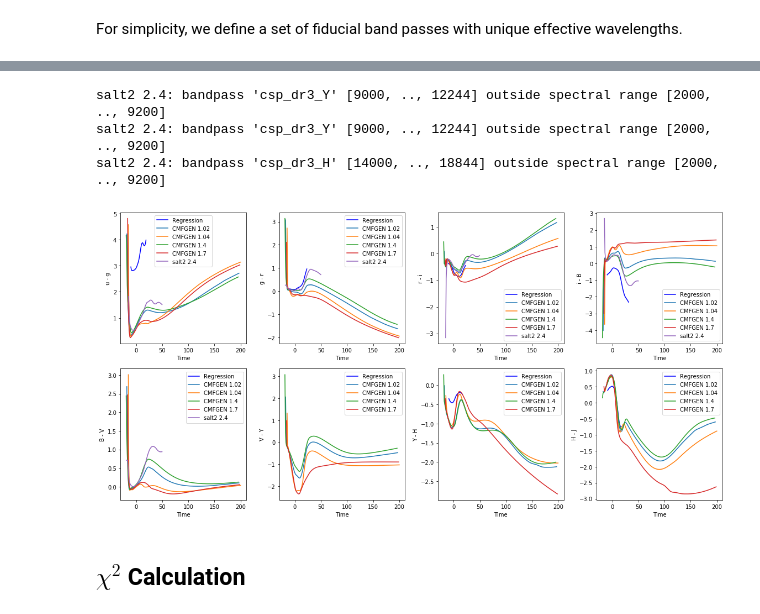
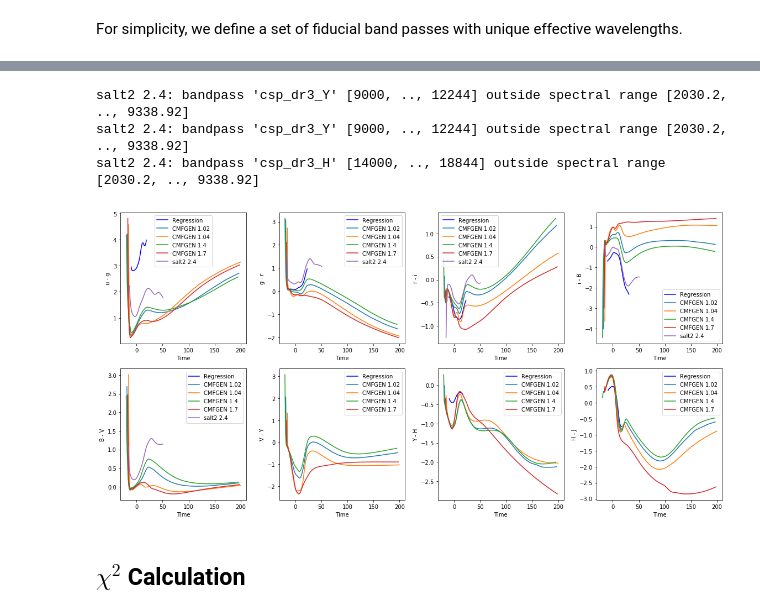
Before and after one commit to mwvgroup/csp-cmfgen, a Jupyter notebook: notebooks/gaussian_regression_colors.ipynb, the cells around one changed output, grey strips where cells are left out. Drawn from its saved outputs; the diff is of its cells as text; code cells hidden in the pictures.

```diff
--- a/notebooks/gaussian_regression_colors.ipynb
+++ b/notebooks/gaussian_regression_colors.ipynb
@@ -128,7 +141,7 @@ def subplot_model_colors(model, band_combos, axes, **kwargs):
         raise ValueError('Not enough axes.')
 
     time = np.arange(model.mintime(), model.maxtime())
-    t0 = model.source.peakphase('standard::b')
+    t0 = model.source.peakphase('csp_dr3_G')
     for (band1, band2), axis in zip(band_combos, axis_list):
         try:
             c = model.color(band1, band2, 'ab', time)
@@ -167,13 +180,14 @@ def plot_model_colors(models, bands):
         subplot_model_colors(model, band_combos, axes)
 
     handles, labels = axes.flatten()[0].get_legend_handles_labels()
-    fig.legend(handles, labels)
+    # fig.legend(handles, labels)
     plt.tight_layout()
     return fig, axes
 # %%
+# Protect against chages that may
+# propogate from later in the notebook
 for model in model_list:
     model.set(extebv=0)
-    subplot_model_colors(model, color_combos, axes)
 
 fig, axes = plot_model_colors(model_list, unique_bands)
 # %% [output]
@@ -257,19 +268,19 @@ def subplot_sncosmo_fit(time, bands, fitted_model, axes):
             axis.legend()
 # %%
 # Fit a gaussian regression
-data_table = dr3.get_data_for_id(demo_id, format_sncosmo=True)
-gp = lc_colors.fit_gaussian_process(data_table)
+gp = lc_colors.fit_gaussian_process(demo_data)
 
 # Fit salt2
 salt2_model = deepcopy(salt2)
-salt2_model.set(z=data_table.meta['redshift'])
-salt2_model.set(t0=lc_colors.get_csp_t0(demo_id))
-fit_result, fitted_model = sncosmo.fit_lc(data_table, salt2_model, ['x0', 'x1', 'c'])
+salt2_model.set(z=demo_data.meta['redshift'])
+salt2_model.set(t0=0)
+salt2_model.set(extebv=lc_colors.get_csp_ebv(demo_id))
+fit_result, fitted_model = sncosmo.fit_lc(demo_data, salt2_model, ['x0', 'x1', 'c'])
 
 # Plot modeled flux
-bands = set(data_table['band'])
-time = np.arange(min(data_table['time']) - 5, max(data_table['time']) + 5)
+bands = set(demo_data['band'])
+time = np.arange(min(demo_data['time']) - 5, max(demo_data['time']) + 5)
 pred_flux, pred_unc = lc_colors.predict_light_curve(gp, bands, time)
-fig, axes = plot_regression(data_table, time, bands, pred_flux, pred_unc)
+fig, axes = plot_regression(demo_data, time, bands, pred_flux, pred_unc)
 subplot_sncosmo_fit(time, bands, fitted_model, axes)
 # %% [output]
@@ -299,31 +312,34 @@ def subplot_regression_color(data, band_combos, axes, **kwargs):
         raise ValueError('Not enough axes.')
 
     gp = lc_colors.fit_gaussian_process(data)
-    t0 = lc_colors.get_csp_t0(data.meta['obj_id'])
     band_times = lc_colors.get_color_times(data, band_combos)
     colors = lc_colors.predict_colors(gp, band_combos, band_times)
 
     plot_data = zip(band_times, colors, axes.flatten())
     for time, color, axis in plot_data:
-        axis.plot(time - t0, color, label='Regression', **kwargs)
+        axis.plot(time, color, label='Regression', **kwargs)
         legend_without_duplicate_labels(axis)
 # %%
 fig_shape = (2, 4)
 fig_size = (16, 8)
 fig, axes = plt.subplots(*fig_shape, figsize=fig_size)
-subplot_regression_color(data_table, color_combos, axes, color='blue')
+subplot_regression_color(demo_data, color_combos, axes, color='blue')
 
-for model in model_list:
+# Skip the unfit salt2 model
+for model in model_list[:-1]:
     model.set(extebv=lc_colors.get_csp_ebv(demo_id))
     subplot_model_colors(model, color_combos, axes)
 
+# Plot the fitted salt2 model
+subplot_model_colors(fitted_model, color_combos, axes)
+
 axes[-1][-1].legend()
 plt.tight_layout()
 # %% [output]
-salt2 2.4: bandpass 'csp_dr3_Y' [9000, .., 12244] outside spectral range [2000, .., 9200]
-salt2 2.4: bandpass 'csp_dr3_Y' [9000, .., 12244] outside spectral range [2000, .., 9200]
-salt2 2.4: bandpass 'csp_dr3_H' [14000, .., 18844] outside spectral range [2000, .., 9200]
+salt2 2.4: bandpass 'csp_dr3_Y' [9000, .., 12244] outside spectral range [2030.2, .., 9338.92]
+salt2 2.4: bandpass 'csp_dr3_Y' [9000, .., 12244] outside spectral range [2030.2, .., 9338.92]
+salt2 2.4: bandpass 'csp_dr3_H' [14000, .., 18844] outside spectral range [2030.2, .., 9338.92]
-[figure, old version]
+[figure, new version]
 # %% [markdown]
 ## $\chi^2$ Calculation
 # %%
```
Also changed, not shown: parts of 11 cells of this notebook.
